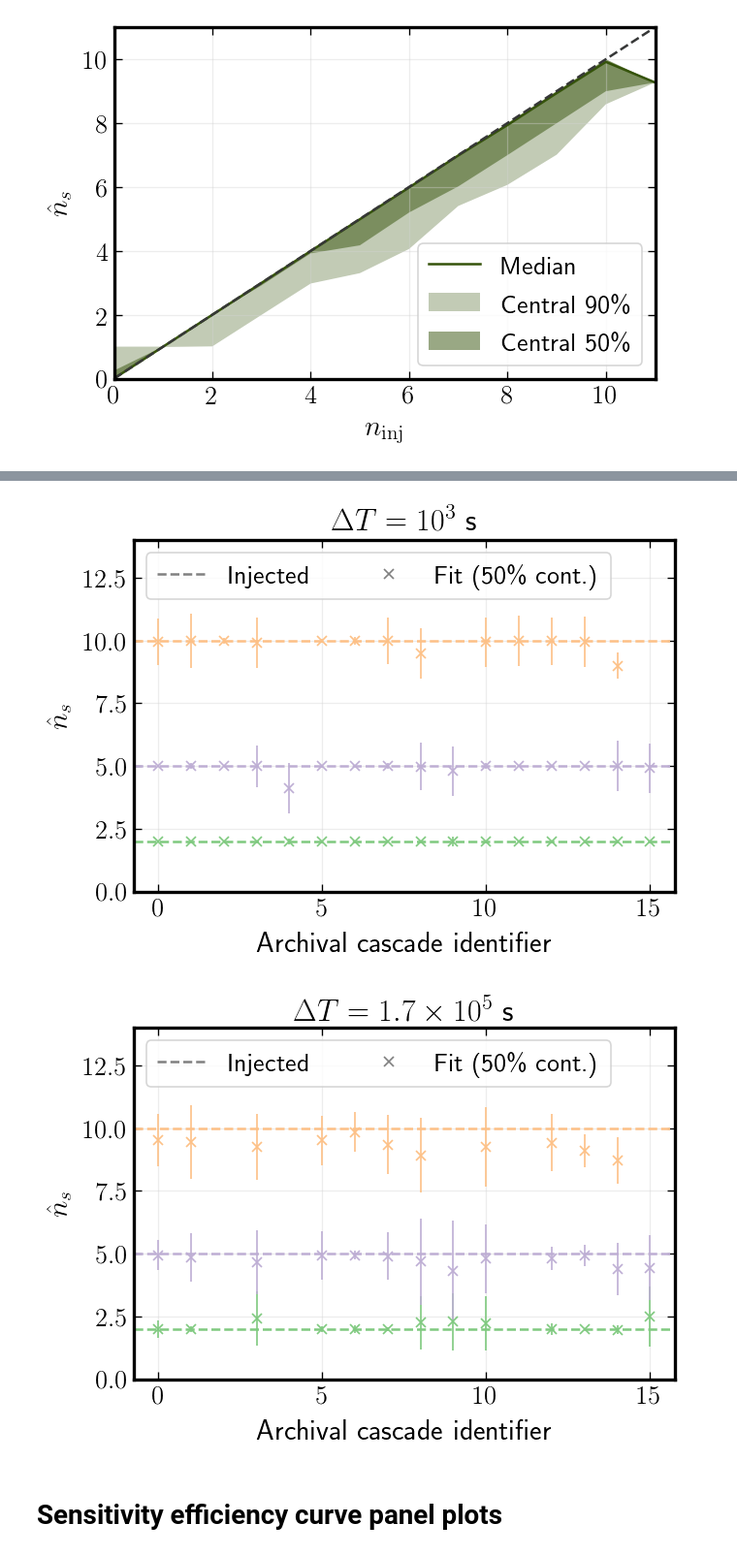
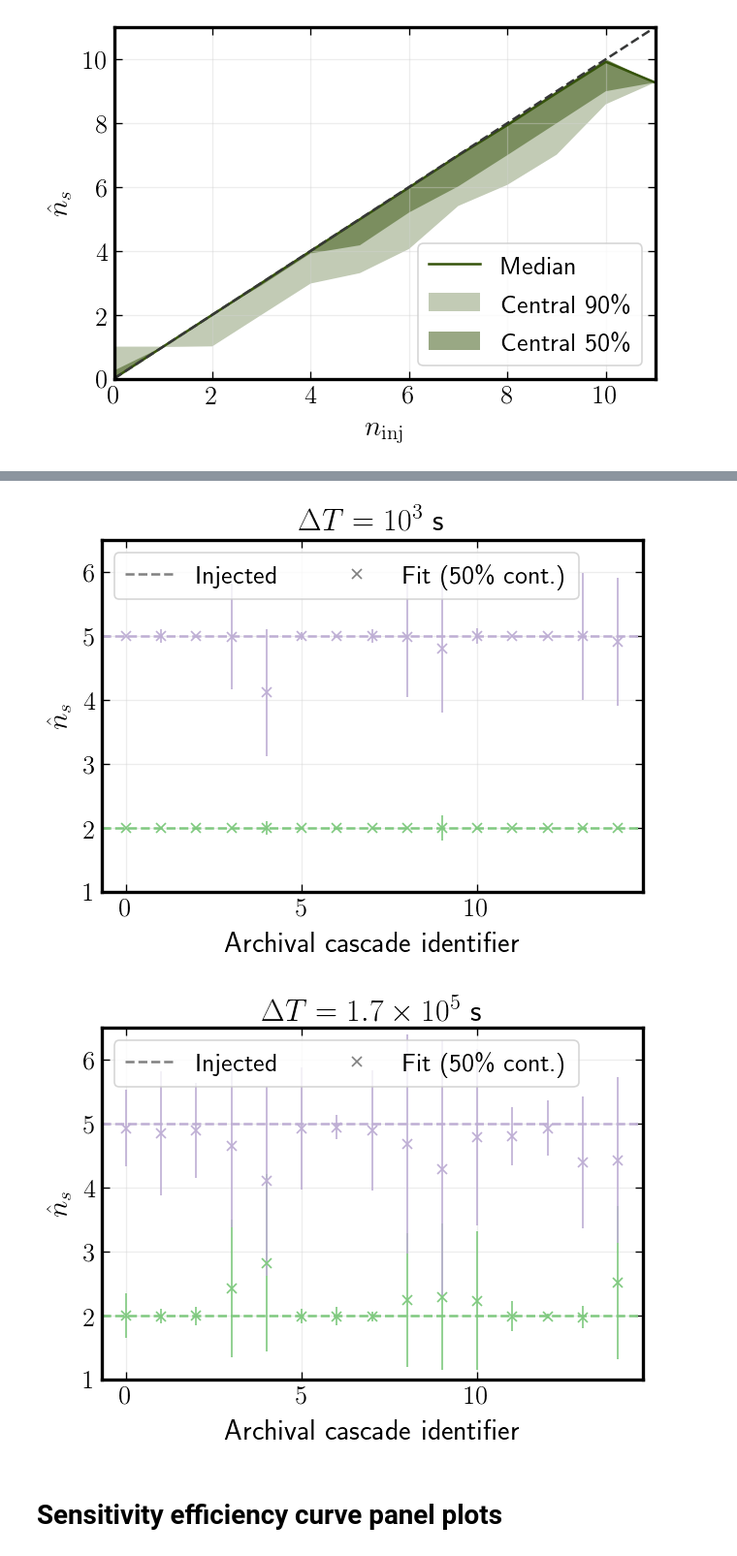
Before and after one commit to apizzuto/Fast-Response-Cascade-Followup, a Jupyter notebook: sensitivity_for_different_skymaps.ipynb, the cells around one changed output, grey strips where cells are left out. Shown at 97% size. Drawn from its saved outputs; the diff is of its cells as text; code cells hidden in the pictures.

Commit message:
polish plotting class for documentation wiki

```diff
--- a/sensitivity_for_different_skymaps.ipynb
+++ b/sensitivity_for_different_skymaps.ipynb
@@ -85,10 +86,10 @@ for ii, delta_t in enumerate(delta_ts[:]):
         msk = sensitivities[ii]*delta_t*1e6 < 1e2
         plt.scatter(np.sin(decs_by_ind)[msk], sensitivities[ii][msk]*delta_t*1e6,
                     color=sens_cols[ii],
-                    marker='^', label = 'Alert sensitivity', s=20)
+                    marker='^', label = 'Alert sensitivity', s=30)
         plt.scatter(np.sin(decs_by_ind)[msk], discoveries[ii][msk]*delta_t*1e6,
                     color=sens_cols[ii],
-                    marker='2', linestyle='--', label = 'Alert discovery', s=20)
+                    marker='2', linestyle='--', label = 'Alert discovery', s=30)
 
         plt.plot(ideal['sinDec'], np.array(ideal['sensitivity'])*delta_t*1e6, lw=3, ls='-',
                  color=sens_cols[ii], label = 'P.S. sensitivity', alpha=0.7)
@@ -125,14 +126,16 @@ The first plots were fairly high level. Now, take a step back and look at distri
 # %%
 bins = np.linspace(0., 20., 21)
 
-bg = np.array(casc_calc.background_distribution(4))
-plt.hist(bg, bins=bins, histtype='step', lw=2.)
+for delta_t in [1000., 86400.*2.]:
+    casc_calc = sff.CascadeCalculator(delta_t)
+    bg = np.array(casc_calc.background_distribution(4))
+    plt.hist(bg, bins=bins, histtype='step', lw=2.)
 
-plt.yscale('log')
-plt.xlabel('TS')
-plt.ylabel('$N$')
-#plt.legend()
-plt.title(r'$\Delta T = 1000$ seconds')
+    plt.yscale('log')
+    plt.xlabel('TS')
+    plt.ylabel('$N$')
+    #plt.legend()
+    plt.title(r'$\Delta T = $' + f'{casc_calc.delta_t} seconds')
 
-plt.show()
+    plt.show()
 # %% [output]
@@ -148,7 +152,11 @@ for delta_t in np.array([1000., 2.*86400.]):
     plt.subplots_adjust(hspace=0.1, wspace=0.1)
     casc_calc = sff.CascadeCalculator(delta_t)
     for ind in range(0, 62, 4):
+        if ind == 44:
+            continue
         plt_ind = ind//4
+        if ind > 43:
+            plt_ind -= 1
         try:
             bg = np.array(casc_calc.background_distribution(ind))
             axs[plt_ind].hist(bg, bins=bins, histtype='step', lw=2.)
@@ -191,7 +199,11 @@ for delta_t in np.array([1000., 2.*86400.]):
     plt.subplots_adjust(hspace=0.1, wspace=0.1)
     casc_calc = sff.CascadeCalculator(delta_t)
     for ind in range(0, 62, 4):
+        if ind == 44:
+            continue
         plt_ind = ind//4
+        if ind > 43:
+            plt_ind -= 1
         xlab = plt_ind // 4 == 3
         ylab = plt_ind % 4 == 0
         try:
@@ -214,26 +223,26 @@ for delta_t in np.array([1000., 2.*86400.]):
 # %%
 legend_elements = [Line2D([0], [0], color='gray', ls='--', label='Injected'),
                    Line2D([0], [0], marker='x', color='gray', label='Fit (50\% cont.)', ls='')]
 
 for delta_t, delta_t_str in zip([1000., 172800.],
         [r'$\Delta T = 10^3$ s', r'$\Delta T = 1.7\times 10^5$ s']):
     casc_calc = sff.CascadeCalculator(delta_t)
     bias, spread = casc_calc.fitting_bias_summary()
-    for ii, sig in enumerate([2.0, 5.0, 10.]):
+    for ii, sig in enumerate([2.0, 5.0]):
         msk = np.array(bias[sig]) != 0.
         plt.axhline(sig, ls='--', color=palette[ii])
         plt.errorbar(np.r_[0:len(bias[sig])][msk], np.array(bias[sig])[msk],
                     yerr=np.array(spread[sig])[msk],
                     marker = 'x', ls='', color=palette[ii], lw=1.)
-    plt.ylim(0.0, 14)
+    plt.ylim(1.0, 6.5)
     plt.title(delta_t_str)
     plt.xlabel('Archival cascade identifier')
     plt.ylabel(r'$\hat{n}_s$')
     plt.legend(handles=legend_elements, ncol=2, loc=2)
     plt.show()
 # %% [output]
-[figure, old version]
+[figure, new version]
-[figure, old version]
+[figure, new version]
 # %% [markdown]
 # Sensitivity efficiency curve panel plots
 # %%
```
Also changed, not shown: parts of 13 cells of this notebook, 1 other file.
